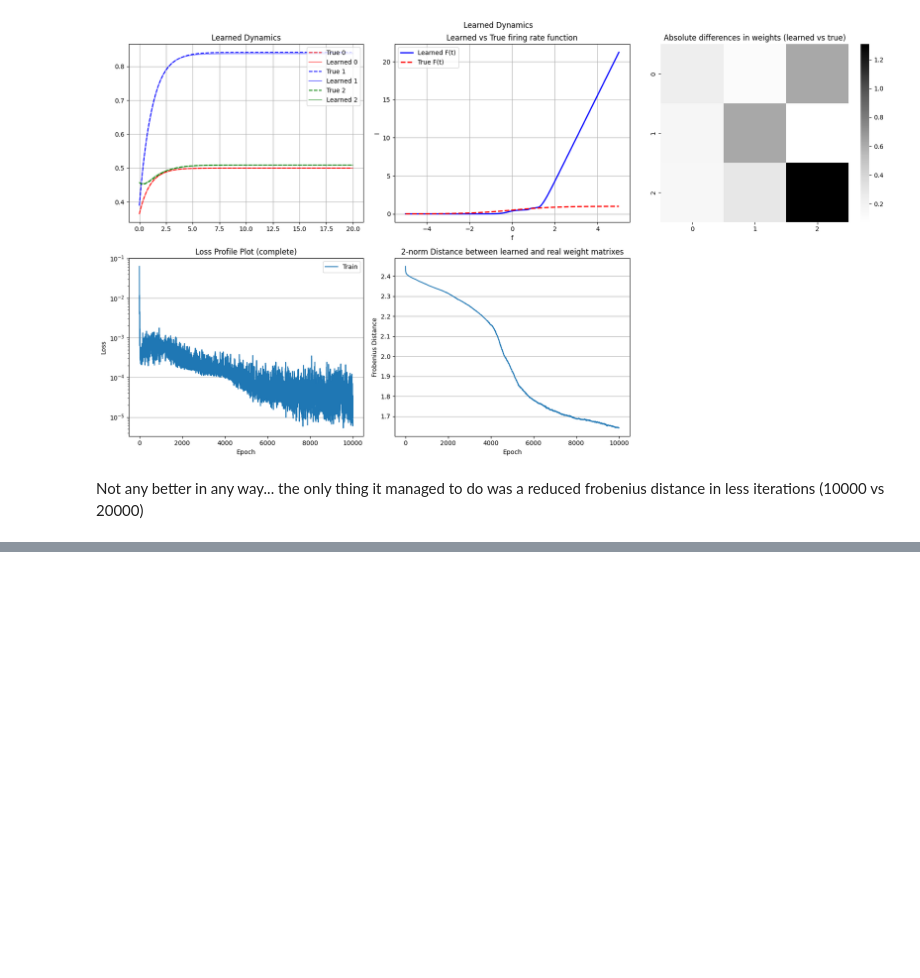
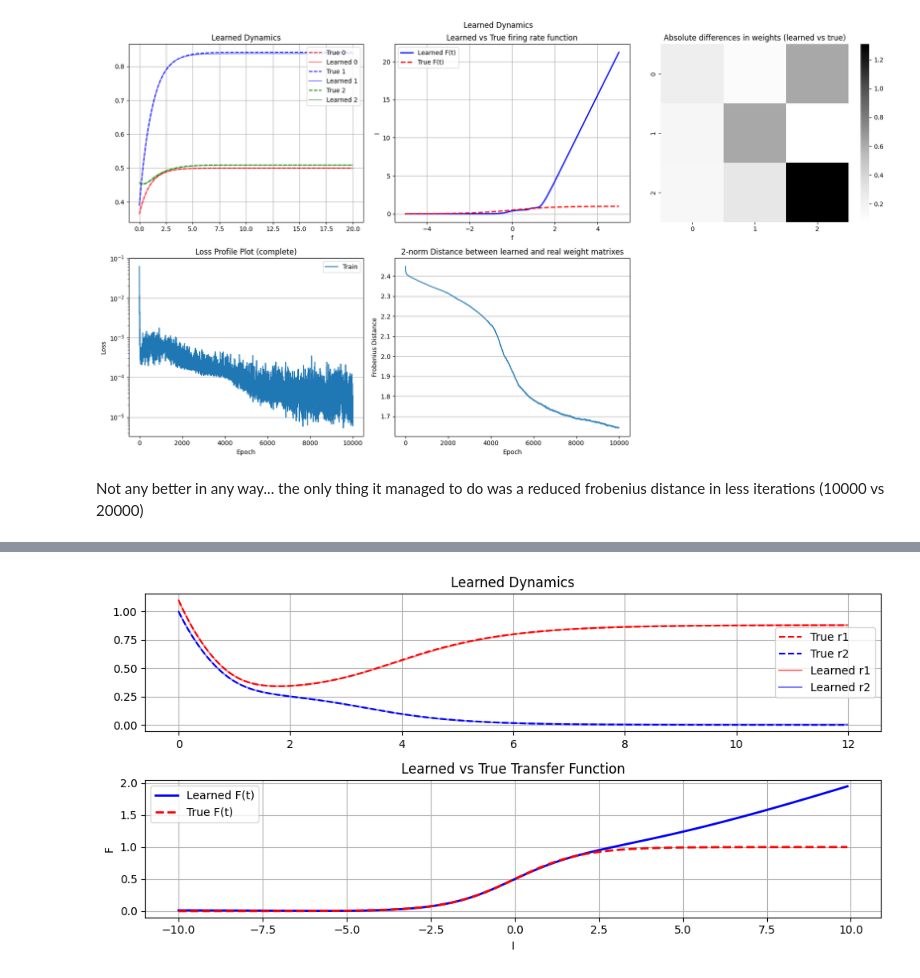
Before and after one commit to OdinMeng/Hybridizing-DeepLearning-and-ClassicalMathematicalModeling, a Jupyter notebook: code/22_2_followup.ipynb, the cells around one changed output, grey strips where cells are left out. Cells and saved outputs as stored; diff of their text form; code cells hidden in the pictures; blank space fills up the shorter version.

```diff
--- a/code/22_3_followup.ipynb
+++ b/code/22_2_followup.ipynb
@@ -455,0 +697,58 @@ torch.save(mixed_monkeys.state_dict(), "./models_weights/mixed_monkeys_dropout.d
+# %%
+r_init = [1.1, 1]
+
+pred = odeint(my_fighting_monkeys_exp2, torch.tensor(r_init, dtype=torch.float32), torch.arange(0, 12, 0.01), method='dopri5', atol=1e-5, rtol=1e-5)
+
+
+T_MAX = 12
+
+sol = solve_ivp(
+    many_monkeys_simple,
+    t_span = [0, T_MAX],
+    y0 = np.array(r_init),
+    t_eval = np.arange(0, T_MAX, 0.01),
+    args = (NP_firing_rate_fun, I0, J),
+    atol=1e-8, rtol=1e-8
+)
+r1 = sol.y[0, :]
+r2 = sol.y[1, :]
+
+fig, axes = plt.subplots(2, 1, figsize=(10,5))
+
+plt.sca(axes[0])
+plt.plot(sol.t, r1, "r--", label="True r1")
+plt.plot(sol.t, r2, "b--", label="True r2")
+
+plt.plot(np.arange(0, 12, 0.01), pred[:, 0].cpu().detach().numpy(), label="Learned r1", color="r", alpha=0.5)
+plt.plot(np.arange(0, 12, 0.01), pred[:, 1].cpu().detach().numpy(), label="Learned r2", color="b", alpha=0.5)
+
+plt.grid()
+
+plt.title("Learned Dynamics")
+plt.legend()
+
+i_plot = torch.arange(-10, 10, 0.1)
+with torch.no_grad():
+    act_learned = torch.stack([my_fighting_monkeys_exp2.net(torch.tensor([[I]], dtype=torch.float32))
+                             for I in i_plot]).squeeze()
+
+# Plot 1: Learned Activation vs true activation
+plt.sca(axes[1
+])
+plt.plot(i_plot.numpy(), act_learned.numpy(), 'b-', linewidth=2, label='Learned F(t)')
+
+i_true = np.arange(-10, 10, 0.1)
+
+act_true = NP_firing_rate_fun(i_true)
+
+plt.plot(i_true, act_true, 'r--', linewidth=2, label='True F(t)')
+plt.xlabel('I')
+plt.ylabel('F')
+plt.legend()
+plt.title('Learned vs True Transfer Function')
+plt.grid()
+
+plt.tight_layout()
+plt.show()
+# %% [output]
+[figure, added]
```
Also changed, not shown: parts of 11 cells of this notebook, 10 other files.
